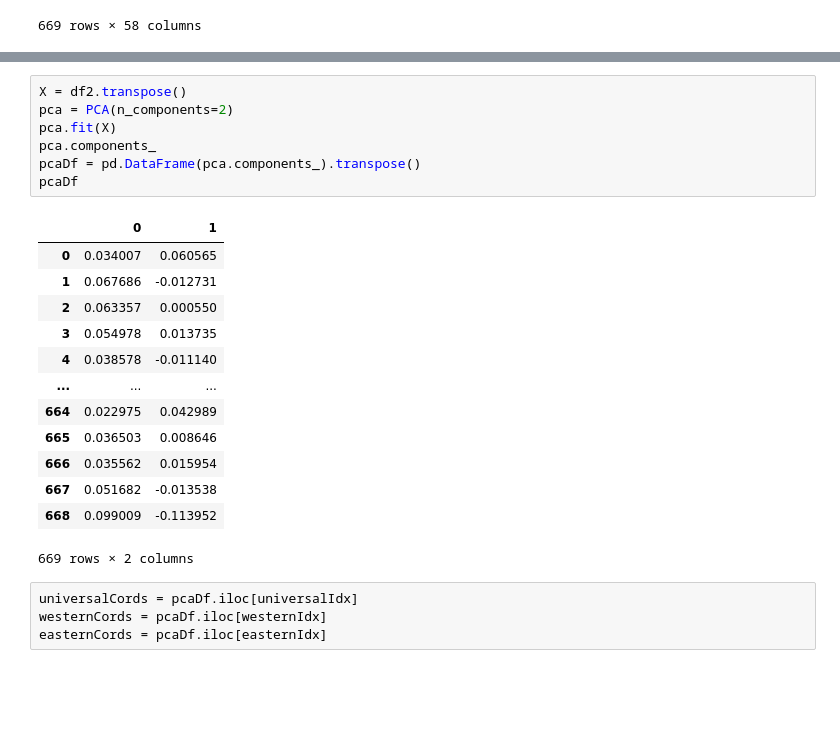
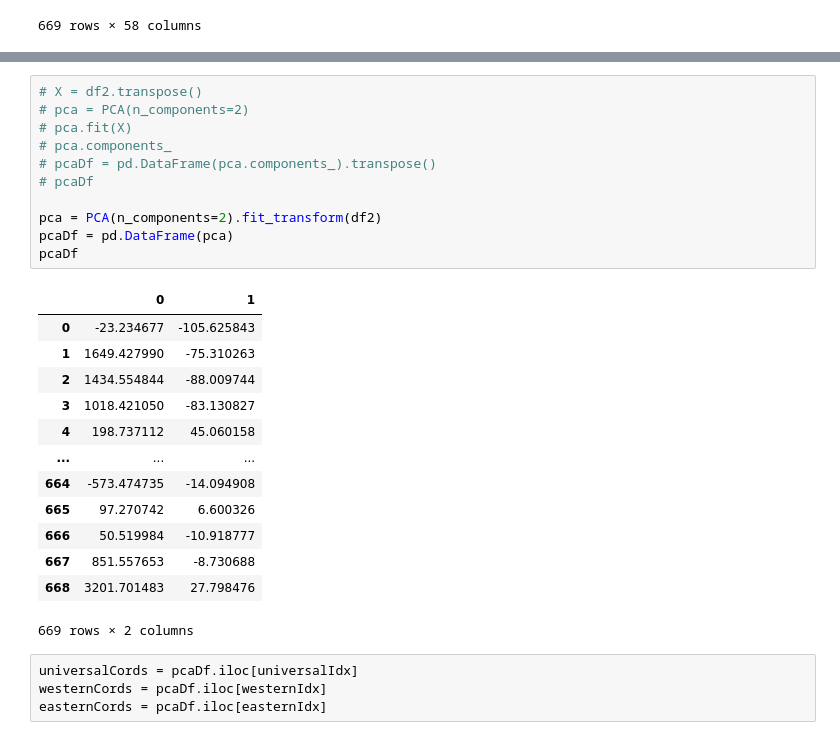
Before and after one commit to EvanLiu0/COGS118B-Project, a Jupyter notebook: Project.ipynb, the cells around one changed output, grey strips where cells are left out. Cells and saved outputs as stored; diff of their text form; blank space fills up the shorter version.

```diff
--- a/Project.ipynb
+++ b/Project.ipynb
@@ -263,29 +263,33 @@ display(pd.DataFrame(y_test))
 201 rows × 1 columns
 # %%
-X = df2.transpose()
-pca = PCA(n_components=2)
-pca.fit(X)
-pca.components_
-pcaDf = pd.DataFrame(pca.components_).transpose()
+# X = df2.transpose()
+# pca = PCA(n_components=2)
+# pca.fit(X)
+# pca.components_
+# pcaDf = pd.DataFrame(pca.components_).transpose()
+# pcaDf
+
+pca = PCA(n_components=2).fit_transform(df2)
+pcaDf = pd.DataFrame(pca)
 pcaDf
 # %% [output]
 |  | 0 | 1 |
-| 0 | 0.034007 | 0.060565 |
-| 1 | 0.067686 | -0.012731 |
-| 2 | 0.063357 | 0.000550 |
-| 3 | 0.054978 | 0.013735 |
-| 4 | 0.038578 | -0.011140 |
+| 0 | -23.234677 | -105.625843 |
+| 1 | 1649.427990 | -75.310263 |
+| 2 | 1434.554844 | -88.009744 |
+| 3 | 1018.421050 | -83.130827 |
+| 4 | 198.737112 | 45.060158 |
 | ... | ... | ... |
-| 664 | 0.022975 | 0.042989 |
-| 665 | 0.036503 | 0.008646 |
-| 666 | 0.035562 | 0.015954 |
-| 667 | 0.051682 | -0.013538 |
-| 668 | 0.099009 | -0.113952 |
+| 664 | -573.474735 | -14.094908 |
+| 665 | 97.270742 | 6.600326 |
+| 666 | 50.519984 | -10.918777 |
+| 667 | 851.557653 | -8.730688 |
+| 668 | 3201.701483 | 27.798476 |
 669 rows × 2 columns
-# %%
-universalCords = pcaDf.iloc[universalIdx]
-westernCords = pcaDf.iloc[westernIdx]
-easternCords = pcaDf.iloc[easternIdx]
+# %%
+universalCords = pcaDf.iloc[universalIdx]
+westernCords = pcaDf.iloc[westernIdx]
+easternCords = pcaDf.iloc[easternIdx]
 # %%
 # Code Reference: https://scikit-learn.org/stable/auto_examples/cluster/plot_kmeans_digits.html
 
```
Also changed, not shown: parts of 6 cells of this notebook.
